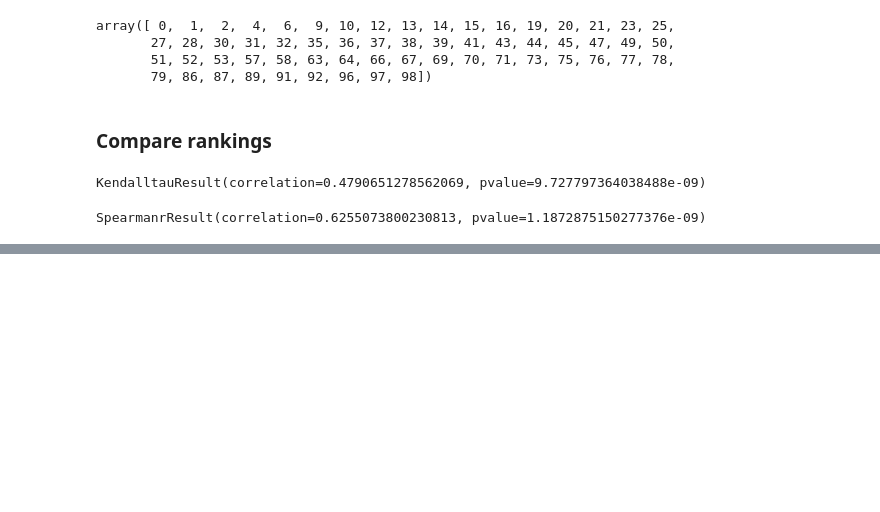
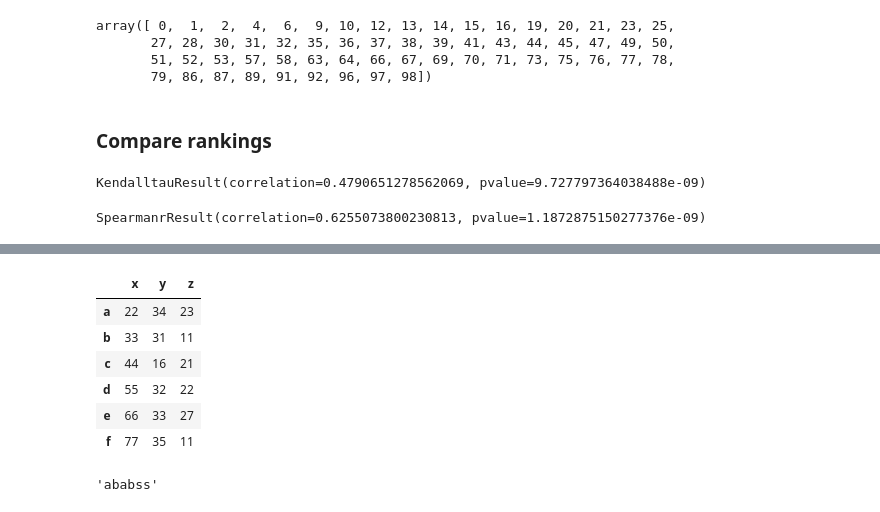
Before and after one commit to gabrielecerizza/amd_project, a Jupyter notebook: similar_tweets.ipynb, the cells around one changed output, grey strips where cells are left out. Cells and saved outputs as stored; diff of their text form; code cells hidden in the pictures; blank space fills up the shorter version.

```diff
--- a/similar_tweets.ipynb
+++ b/similar_tweets.ipynb
@@ -1378,0 +1439,15 @@ SpearmanrResult(correlation=0.6255073800230813, pvalue=1.1872875150277376e-09)
+# %%
+dfObj['z'] = dfObj['z'].apply(remove_https)
+dfObj
+# %% [output]
+|  | x | y | z |
+| a | 22 | 34 | 23 |
+| b | 33 | 31 | 11 |
+| c | 44 | 16 | 21 |
+| d | 55 | 32 | 22 |
+| e | 66 | 33 | 27 |
+| f | 77 | 35 | 11 |
+# %%
+remove_https('ababss')
+# %% [output]
+'ababss'
```
Also changed, not shown: parts of 12 cells of this notebook, 8 other files.
